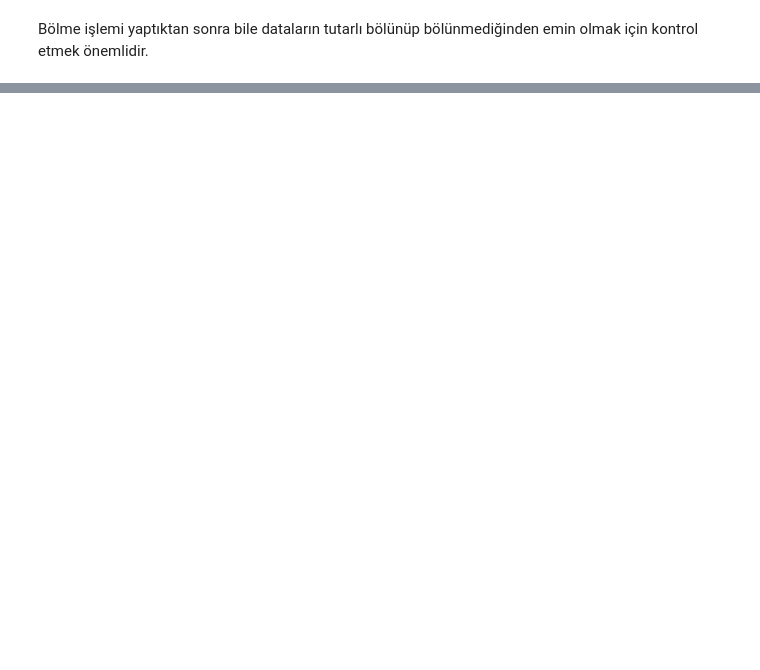
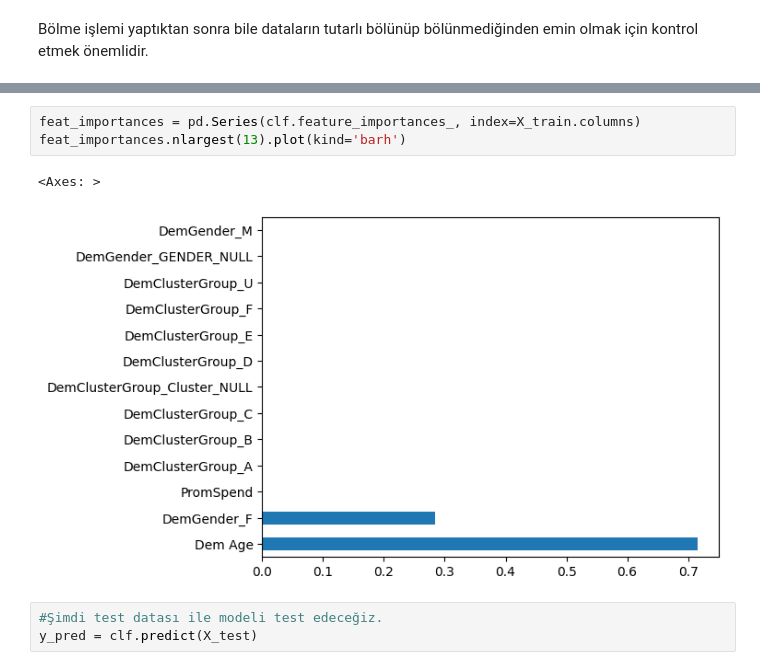
Before and after one commit to enesergen/ML-Fundamentals, a Jupyter notebook: ML_Day4.ipynb, the cells around one changed output, grey strips where cells are left out. Drawn from its saved outputs; the diff is of its cells as text; blank space fills up the shorter version.

```diff
--- a/ML_Day4.ipynb
+++ b/ML_Day4.ipynb
@@ -315,0 +365,9 @@ Name: TargetBuy, dtype: float64
+# %%
+feat_importances = pd.Series(clf.feature_importances_, index=X_train.columns)
+feat_importances.nlargest(13).plot(kind='barh')
+# %% [output]
+<Axes: >
+[figure, added]
+# %%
+#Şimdi test datası ile modeli test edeceğiz.
+y_pred = clf.predict(X_test)
```
Also changed, not shown: parts of 15 cells of this notebook.
